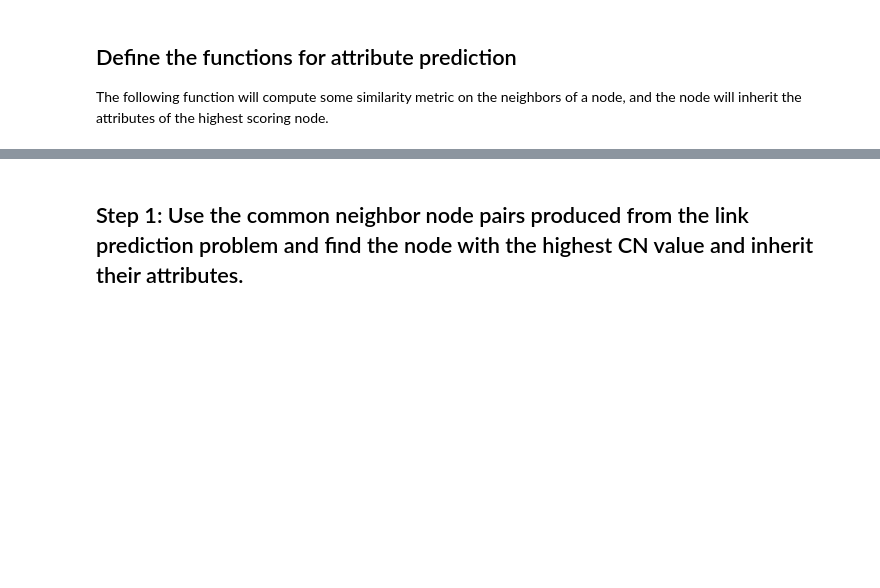
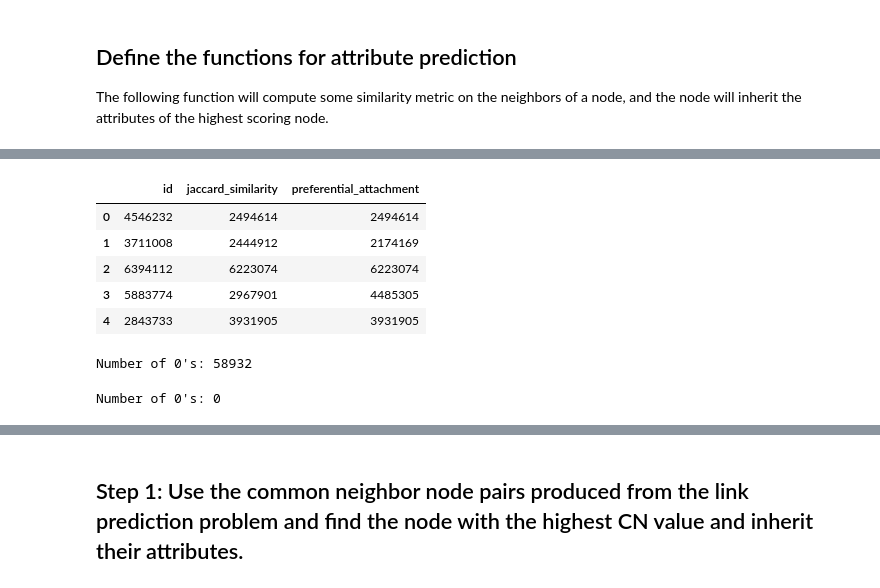
Before and after one commit to sakoki/Networks-Prediction, a Jupyter notebook: Attribute_Prediction.ipynb, the cells around one changed output, grey strips where cells are left out. Saved outputs shown, nothing was run; the diff lists cells and outputs as text; code cells hidden in the pictures; blank space fills up the shorter version.

Commit message:
Function to add attributes created
- Function to add attributes created
- Inefficient time
- Need to improve efficiency to run in reasonable time

```diff
--- a/Attribute_Prediction.ipynb
+++ b/Attribute_Prediction.ipynb
@@ -473,4 +154,0 @@ train_df.head()
-# %%
-for i in train_df['id']:
-    if str(i) in test_set:
-        print('Some nodes in training set exist in the test set.')
@@ -478,0 +274,8 @@ for i in train_df['id']:
+# %%
+print('Running jaccard similarity...')
+start_time = time.time()
+
+jaccard_similarity_nodes = highest_jaccard_similarity(test_set, grph)
+
+end_time = time.time()
+print("Node pairs generated. Process took {:.04f} seconds".format(end_time - start_time))
@@ -478,0 +293,8 @@ for i in train_df['id']:
+# %%
+print('Running preferential attachment...')
+start_time = time.time()
+
+preferential_attachment_nodes = highest_preferential_attachment_score(test_set, grph)
+
+end_time = time.time()
+print("Node pairs generated. Process took {:.04f} seconds".format(end_time - start_time))
@@ -478,0 +304,6 @@ for i in train_df['id']:
+# %%
+predictions = pd.DataFrame({
+                        'id': test_set,
+                        'jaccard_similarity': list(jaccard_similarity_nodes.values()),
+                        'preferential_attachment': list(preferential_attachment_nodes.values()),
+                            })
@@ -478,0 +320,14 @@ for i in train_df['id']:
+# %%
+predictions.head()
+# %% [output]
+|  | id | jaccard_similarity | preferential_attachment |
+| 0 | 4546232 | 2494614 | 2494614 |
+| 1 | 3711008 | 2444912 | 2174169 |
+| 2 | 6394112 | 6223074 | 6223074 |
+| 3 | 5883774 | 2967901 | 4485305 |
+| 4 | 2843733 | 3931905 | 3931905 |
+# %%
+# Find the number of cells where jaccard similarity did not return a similarity score and returned 0
+print("Number of 0\'s: {}".format(predictions.shape[0] - np.count_nonzero(predictions['jaccard_similarity'])))
+# %% [output]
+Number of 0's: 58932
@@ -478,0 +338,4 @@ for i in train_df['id']:
+# %%
+print("Number of 0\'s: {}".format(predictions.shape[0] - np.count_nonzero(predictions['attr'])))
+# %% [output]
+Number of 0's: 0
```
Also changed, not shown: parts of 32 cells of this notebook.
